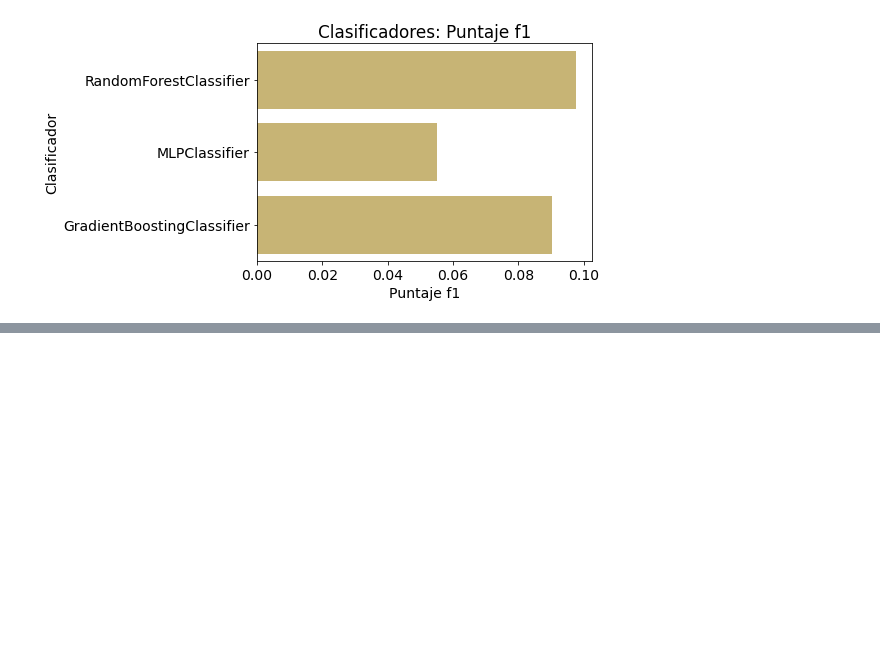
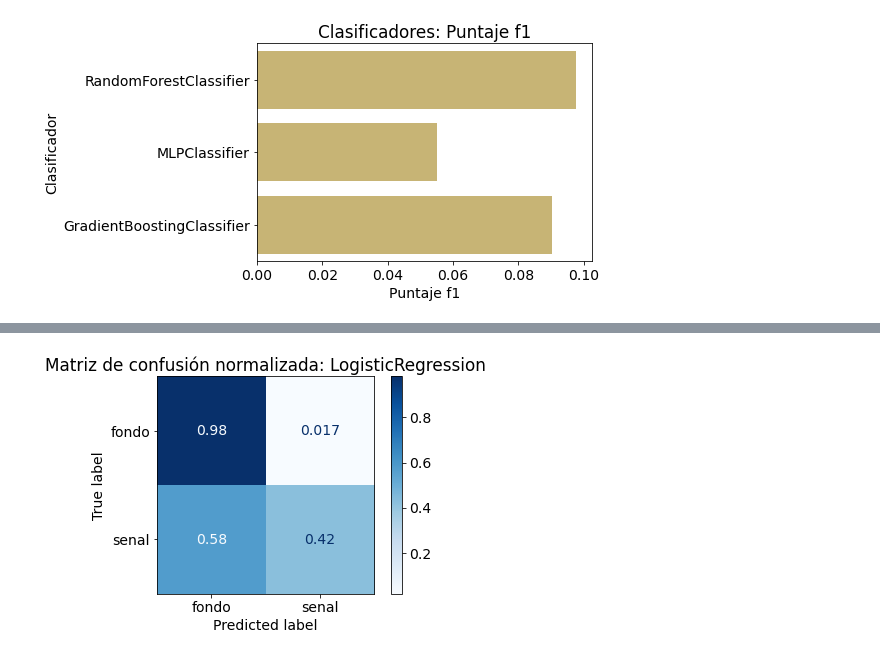
Before and after one commit to marianaiv/benchtools, a Jupyter notebook: notebooks/comparacion-algoritmos-sencillos.ipynb, the cells around one changed output, grey strips where cells are left out. Saved outputs shown, nothing was run; the diff lists cells and outputs as text; code cells hidden in the pictures; blank space fills up the shorter version.

```diff
--- a/notebooks/comparacion-algoritmos-sencillos.ipynb
+++ b/notebooks/comparacion-algoritmos-sencillos.ipynb
@@ -646,0 +653,5 @@ plt.show()
+# %%
+# Separamos los datos en conjuntos de entrenamiento y prueba
+X, y = data_ready(df_RD)
+X = X.drop(['m_j1', 'm_j2', 'm_jj'], axis=1)
+X.head()
@@ -646,0 +665,89 @@ plt.show()
+# %%
+X_train, X_test, y_train, y_test = train_test_split(X, y, test_size=0.3, random_state=1) # 70% entrenamiento y 30% prueba
+# %%
+# Importamos las métricas a utilizar
+from sklearn.metrics import precision_score, log_loss, recall_score, plot_confusion_matrix,classification_report, f1_score
+
+# Importamos los clasificadores
+from sklearn.neighbors import KNeighborsClassifier
+from sklearn.svm import SVC, LinearSVC, NuSVC
+from sklearn.tree import DecisionTreeClassifier
+from sklearn.ensemble import RandomForestClassifier, AdaBoostClassifier, GradientBoostingClassifier
+from sklearn.naive_bayes import GaussianNB
+from sklearn.discriminant_analysis import LinearDiscriminantAnalysis
+from sklearn.discriminant_analysis import QuadraticDiscriminantAnalysis
+from sklearn.linear_model import LogisticRegression
+from sklearn.neural_network import MLPClassifier
+
+
+
+# Listamos los clasificadores a comparar
+clasificadores = [LogisticRegression(max_iter=600),
+                KNeighborsClassifier(3, weights='distance'),
+                SVC(kernel="rbf", C=0.025, probability=True),
+                DecisionTreeClassifier(criterion="entropy", max_depth=3),
+                RandomForestClassifier(),
+                AdaBoostClassifier(),
+                GradientBoostingClassifier(),
+                GaussianNB(),
+                LinearDiscriminantAnalysis(),
+                QuadraticDiscriminantAnalysis(),
+                MLPClassifier()]
+
+# Registro para comparación visual
+log_cols=["Clasificador", "Precision", "Perdida Log", "puntaje f1"]
+log = pd.DataFrame(columns=log_cols)
+
+for clf in clasificadores:
+
+    # Entrenamos el clasificador y obtenemos su nombre
+    clf.fit(X_train, y_train)
+    nombre = clf.__class__.__name__
+
+    print("="*30)
+    print(nombre)
+
+    print('****Resultados****')
+
+    # Obtenemos las predicciones
+    y_pre = clf.predict(X_test)
+    y_proba = clf.predict_proba(X_test)
+
+    # Calculamos algunas métricas
+    precision = precision_score(y_test, y_pre)
+    print("Precisión: {:.4%}".format(precision))
+
+    ll = log_loss(y_test, y_proba)
+    print("Pérdida logaritmica: {:.4}".format(ll))
+
+    f1 = f1_score(y_test, y_pre)
+
+    # Imprimimos el reporte general
+    print(classification_report(y_test, y_pre, target_names=['fondo','señal']))
+
+    # Insertamos los datos en el dataframe
+    log_entry = pd.DataFrame([[nombre, precision*100, ll, f1]], columns=log_cols)
+    log = log.append(log_entry)
+
+    # Graficamos la matriz de confusión
+
+    disp = plot_confusion_matrix(clf, X_test, y_test,
+                                 display_labels=['fondo','senal'],
+                                 cmap=plt.cm.Blues,
+                                 normalize='true')
+
+    disp.ax_.set_title("Matriz de confusión normalizada: {}".format(nombre))
+
+    plt.show()
+
+    disp = plot_confusion_matrix(clf, X_test, y_test,
+                                 display_labels=['fondo','senal'],
+                                 cmap=plt.cm.Blues,
+                                 normalize=None)
+
+    disp.ax_.set_title("Matriz de confusión no-normalizada: {}".format(nombre))
+
+    plt.show()
+
+print("="*30)
+# %% [output]
@@ -646,0 +767 @@ plt.show()
+[figure, added]
```
Also changed, not shown: parts of 11 cells of this notebook.
